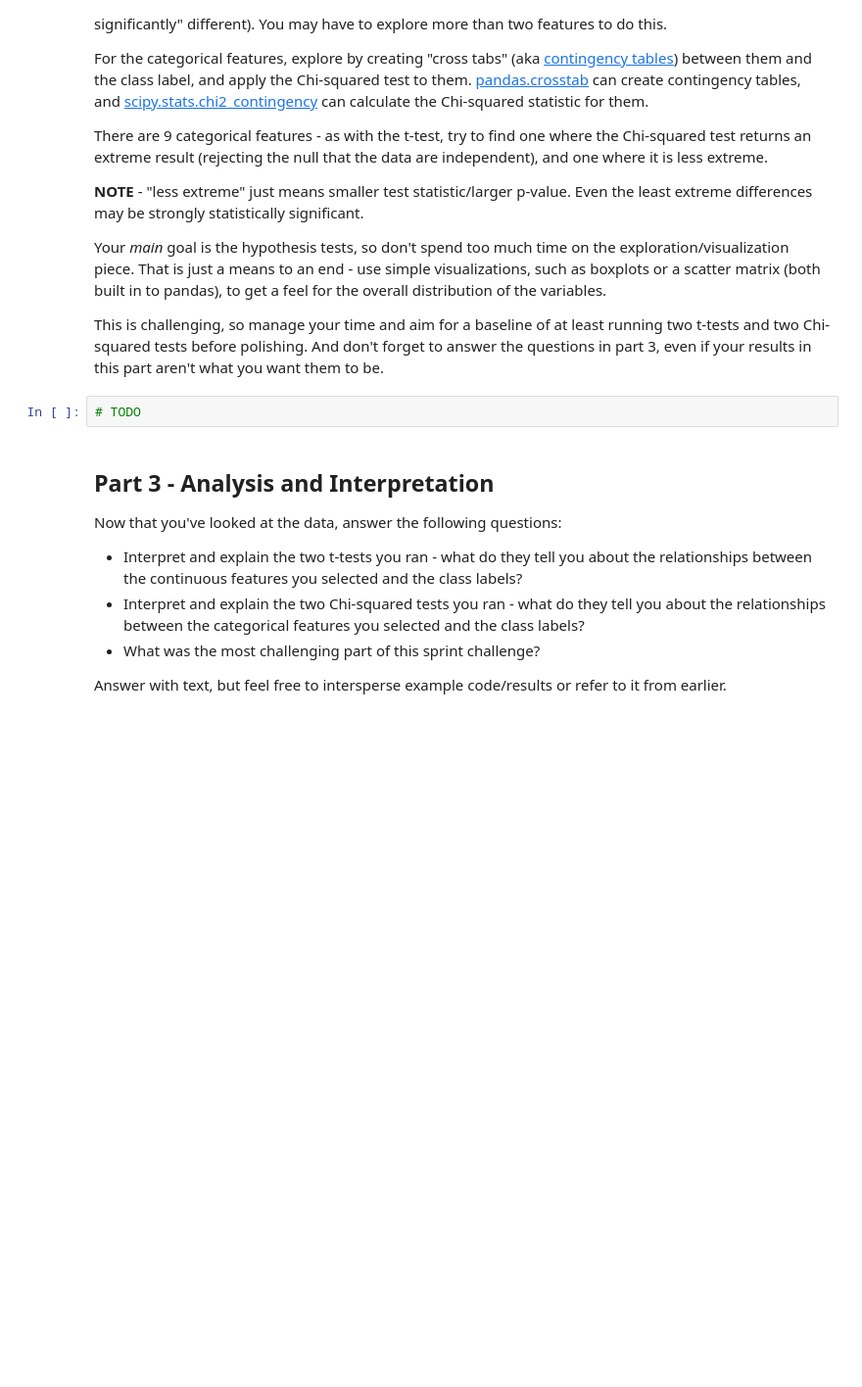
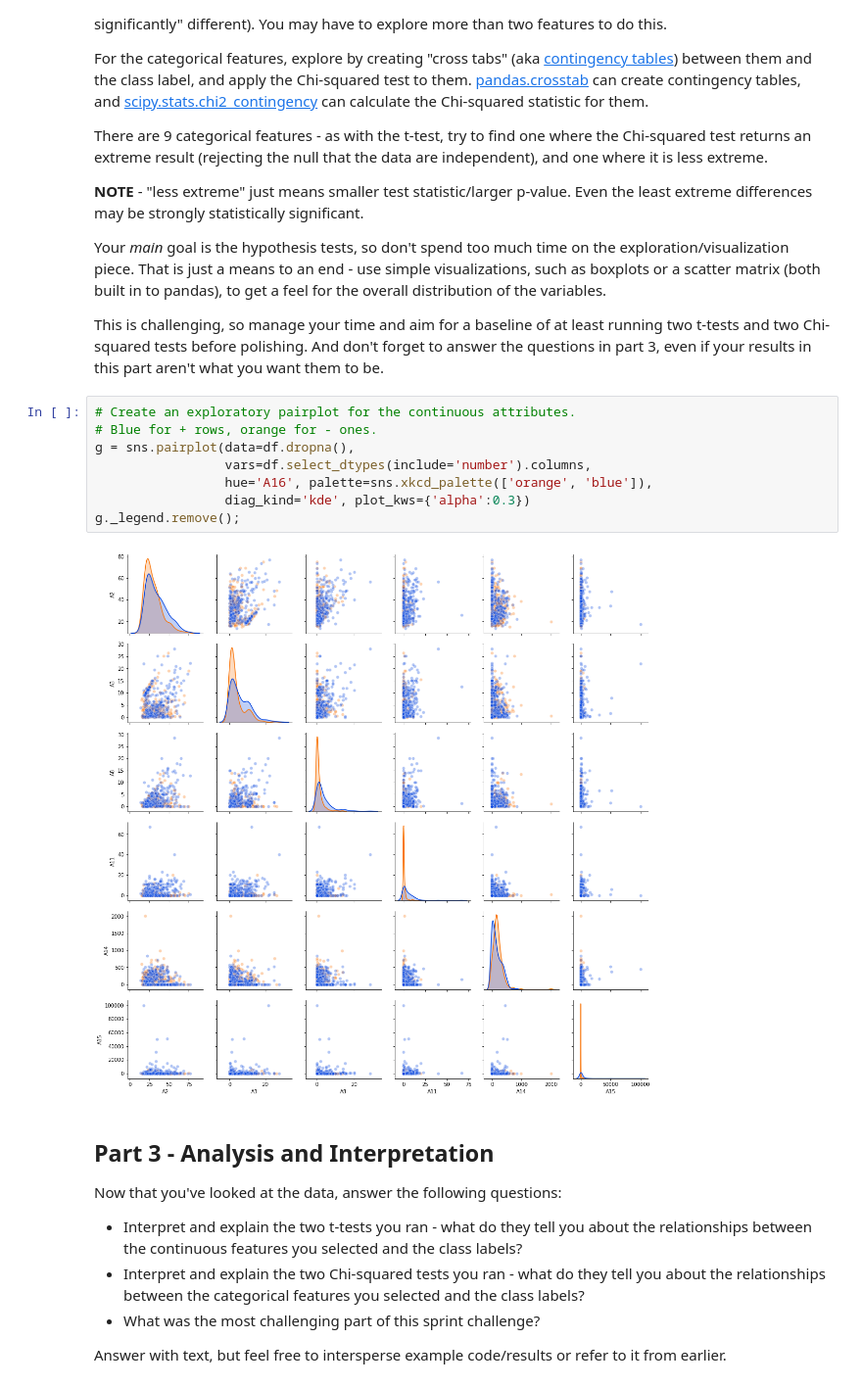
Before and after one commit to bloominstituteoftechnology/DS-Unit-1-Sprint-3-Statistical-Tests-and-Experiments, a Jupyter notebook: DS_Unit_1_Sprint_Challenge_3.ipynb, the cells around one changed output. Shown at 98% size. Drawn from its saved outputs; the diff is of its cells as text; blank space fills up the shorter version.

Commit message:
Generate exploratory pairplot.

```diff
--- a/DS_Unit_1_Sprint_Challenge_3.ipynb
+++ b/DS_Unit_1_Sprint_Challenge_3.ipynb
@@ -225,8 +225,16 @@ There are 9 categorical features - as with the t-test, try to find one where the
 Your *main* goal is the hypothesis tests, so don't spend too much time on the exploration/visualization piece. That is just a means to an end - use simple visualizations, such as boxplots or a scatter matrix (both built in to pandas), to get a feel for the overall distribution of the variables.
 
 This is challenging, so manage your time and aim for a baseline of at least running two t-tests and two Chi-squared tests before polishing. And don't forget to answer the questions in part 3, even if your results in this part aren't what you want them to be.
-# %%
-# TODO
+# %%
+# Create an exploratory pairplot for the continuous attributes.
+# Blue for + rows, orange for - ones.
+g = sns.pairplot(data=df.dropna(),
+                 vars=df.select_dtypes(include='number').columns,
+                 hue='A16', palette=sns.xkcd_palette(['orange', 'blue']),
+                 diag_kind='kde', plot_kws={'alpha':0.3})
+g._legend.remove();
+# %% [output]
+[figure, added]
 # %% [markdown]
 ## Part 3 - Analysis and Interpretation
 
```
